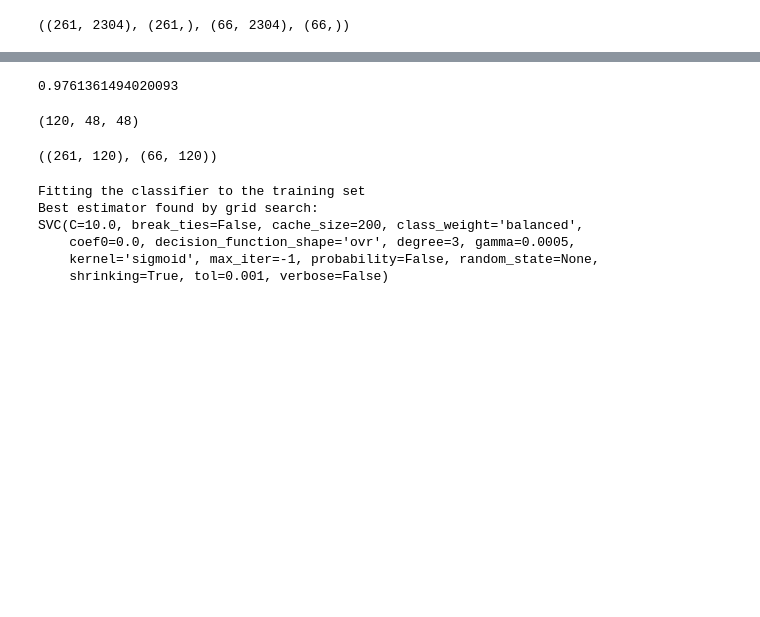
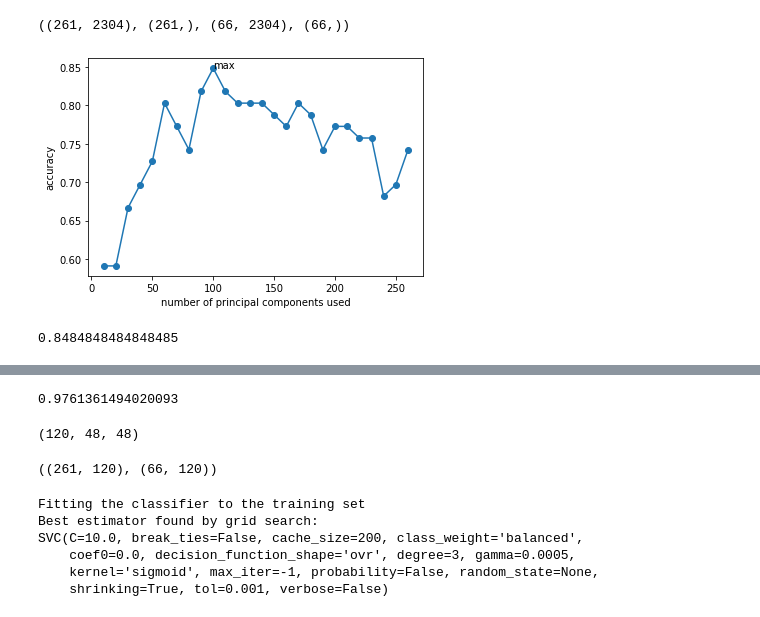
Before and after one commit to shivani-nandani/emotion-detection, a Jupyter notebook: BEST_pca_svm_model.ipynb, the cells around one changed output, grey strips where cells are left out. Cells and saved outputs as stored; diff of their text form; code cells hidden in the pictures; blank space fills up the shorter version.

```diff
--- a/BEST_pca_svm_model.ipynb
+++ b/BEST_pca_svm_model.ipynb
@@ -249,3 +291,36 @@ X_train, X_test, y_train, y_test = train_test_split(img_data, y, test_size=0.20,
 X_train.shape, y_train.shape, X_test.shape, y_test.shape
 # %% [output]
 ((261, 2304), (261,), (66, 2304), (66,))
+# %%
+from sklearn.metrics import accuracy_score
+from tqdm import tqdm
+scores = []
+for n_components in tqdm(range(10,270,10)):
+  pca = RandomizedPCA(n_components=n_components, whiten=True).fit(X_train)
+  X_train_pca = pca.transform(X_train)
+  X_test_pca = pca.transform(X_test)
+  param_grid = {
+    'C': [0.01, 0.05, 0.1, 0.5, 1, 5, 1e1, 5e1, 1e2, 5e2, 1e3, 5e3, 1e4, 5e4, 1e5, 5e5, 1e6],
+    'gamma': [1e-8, 5e-8, 1e-7, 5e-7, 1e-6, 5e-6, 1e-5, 5e-5, 1e-4, 5e-4, 1e-3, 5e-3, 1e-2, 5e-2],
+  }
+  clf = GridSearchCV(SVC(kernel='sigmoid', class_weight='balanced'),param_grid)
+  clf = clf.fit(X_train_pca, y_train)
+  y_pred = clf.predict(X_test_pca)
+  score = accuracy_score(y_test, y_pred)
+  scores.append(score)
+# %%
+import matplotlib.pyplot as plt
+
+x = np.array(range(10,270,10))
+y = np.array(scores)
+plt.plot(x,y,marker='o')
+plt.annotate("max", (x[np.argmax(y)], y.max()))
+plt.xlabel('number of principal components used')
+plt.ylabel('accuracy')
+plt.show()
+# %% [output]
+[figure, added]
+# %%
+max(scores)
+# %% [output]
+0.8484848484848485
```
Also changed, not shown: parts of 12 cells of this notebook.
